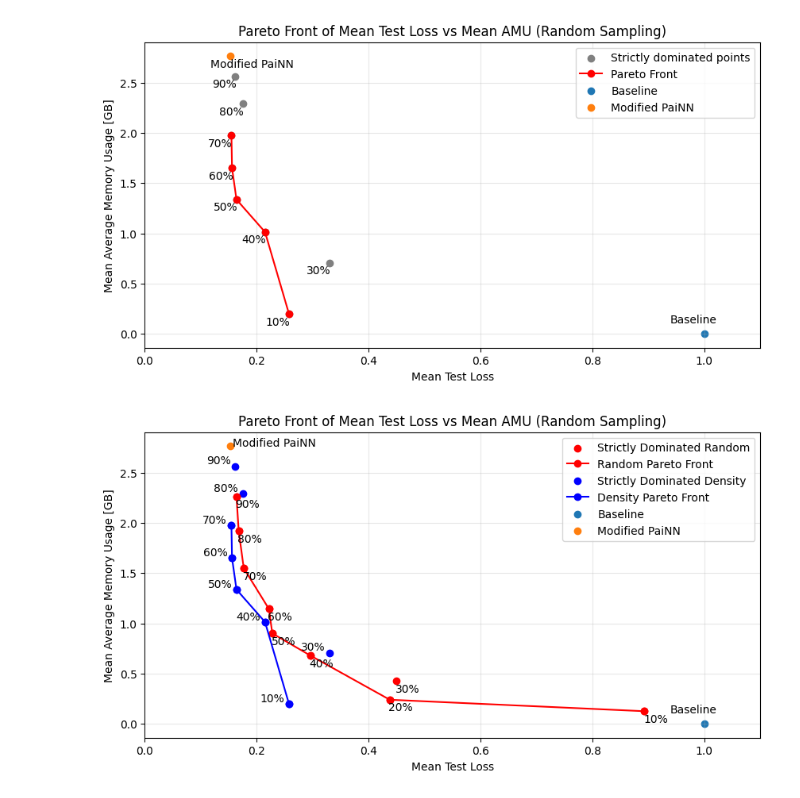
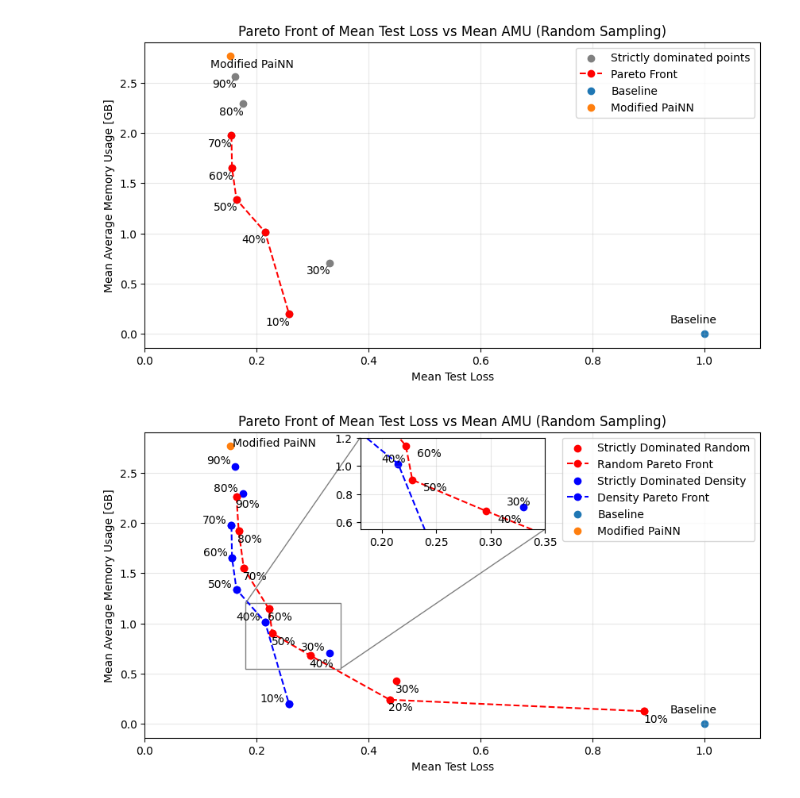
Before and after one commit to Magdk01/Anubis, a Jupyter notebook: result_analysis/pre_analysis.ipynb, the cells around one changed output. Saved outputs shown, nothing was run; the diff lists cells and outputs as text; code cells hidden in the pictures.

Commit message:
new improved pareto plot with inset zoom

```diff
--- a/result_analysis/pre_analysis.ipynb
+++ b/result_analysis/pre_analysis.ipynb
@@ -342,9 +342,8 @@ plt.show()
 # %% [markdown]
 ## Density
 # %%
-def plot_density(color = "red",offset=(-10, -10),dom_label=""):
-# Creating the DataFrame from the LaTeX table data
-    data = {
+
+density_data = {
         "Density": ["10%", "20%", "30%", "40%", "50%", "60%", "70%", "80%", "90%"],
         "Seed 1 AMU [GB]": [0.197, 0.427, 0.710, 1.013, 1.345, 1.654, 1.977, 2.296, 2.571],
         "Seed 1 Test Loss": [np.nan, np.nan, 0.445, 0.207, np.nan, 0.154, 0.154, 0.187, 0.173],
@@ -353,7 +352,10 @@ def plot_density(color = "red",offset=(-10, -10),dom_label=""):
         "Mean AMU [GB]": [0.196, 0.424, 0.708, 1.014, 1.337, 1.652, 1.973, 2.289, 2.564],
         "Mean Test Loss": [0.258, np.nan, 0.330, 0.215, 0.164, 0.156, 0.155, 0.175, 0.162]
     }
-    df = pd.DataFrame(data)
+def plot_density(color = "red",offset=(-10, -10),dom_label=""):
+# Creating the DataFrame from the LaTeX table data
+
+    df = pd.DataFrame(density_data)
 
     # Removing rows with NaN values in 'Mean Test Loss' to ensure valid computations
     df.dropna(subset=['Mean Test Loss'], inplace=True)
@@ -379,11 +381,11 @@ def plot_density(color = "red",offset=(-10, -10),dom_label=""):
         pareto_points = points[pareto_indices]
         # Sort Pareto points for plotting
         pareto_points = pareto_points[pareto_points[:, 0].argsort()]
-        plt.plot(pareto_points[:, 0], pareto_points[:, 1], color=color, label='Pareto Front', marker='o')
+        plt.plot(pareto_points[:, 0], pareto_points[:, 1], color=color, label='Pareto Front', marker='o',linestyle="--")
         # Annotate Pareto front points
         # for idx in pareto_indices:
             # plt.annotate(df['Random'][idx], (points[idx, 0], points[idx, 1]), textcoords="offset points", xytext=(-10, -10), ha='center')
-
+    return pareto_indices,pareto_points
 
 
 
@@ -408,22 +412,58 @@ plt.show()
 # %%
-plt.figure(figsize=(10, 5))
+# %matplotlib widget
+# plt.figure(figsize=(10, 5))
+random_data = pd.DataFrame(random_data)
+density_data = pd.DataFrame(density_data)
+
+fig, ax = plt.subplots(figsize=(10, 5))
 
 
-plot_random("red",(10,-10),"ye")
-plot_density("blue",(-15,2),"ye")
+par,pareto_points_random = plot_random("red",(random_offset:=(10,-10)),"ye")
+par,pareto_points_density = plot_density("blue",(density_offset:=(-15,2)),"ye")
 
 plt.scatter(1,0, label="Baseline")
 plt.annotate("Baseline",(1,0), textcoords="offset points", xytext=(-10, 10), ha='center')
 
 plt.scatter(0.153, 2.765,label="Modified PaiNN")
 plt.annotate("Modified PaiNN",(0.153, 2.765), textcoords="offset points", xytext=(40,0 ), ha='center')
 
 plt.title('Pareto Front of Mean Test Loss vs Mean AMU (Random Sampling)')
 plt.xlabel('Mean Test Loss')
 plt.ylabel('Mean Average Memory Usage [GB]')
 plt.legend(["Strictly Dominated Random","Random Pareto Front","Strictly Dominated Density","Density Pareto Front","Baseline","Modified PaiNN",6,7,8,9])
 plt.grid(True,alpha=0.3)
 plt.xlim(0,1.1)
+
+
+
+
+axins = inset_axes(ax, width="30%", height="30%", loc='upper center')
+
+axins.scatter(random_data["Mean Test Loss"], random_data["Mean AMU [GB]"], color='red', marker="o")
+axins.plot(pareto_points_random[:,0], pareto_points_random[:,1], linestyle="--", color='red')
+axins.scatter(density_data["Mean Test Loss"], density_data["Mean AMU [GB]"], color='blue', marker="o")
+axins.plot(pareto_points_density[:,0],pareto_points_density[:,1], linestyle="--", color='blue')
+
+
+axins.set_xlim((lower_bound:=0.18), 0.35)
+axins.set_ylim(0.55, (upper_bound:=1.2))
+# Copy annotations to inset
+for i, row in random_data.iterrows():
+    if row["Mean Test Loss"] > lower_bound and row["Mean AMU [GB]"] < upper_bound:
+        axins.annotate(row['Random'], (row['Mean Test Loss'], row['Mean AMU [GB]']), textcoords="offset points", xytext=random_offset)
+
+for i, row in density_data.iterrows():
+    if row["Mean Test Loss"] > lower_bound and row["Mean AMU [GB]"] < upper_bound:
+        axins.annotate(row['Density'], (row['Mean Test Loss'], row['Mean AMU [GB]']), textcoords="offset points", xytext=density_offset)
+
+
+# axins.scatter(x_density, y_density, color='blue')
+# Zoom into a specific region
+
+axins.grid(True,alpha=0.3)
+
+mark_inset(ax, axins, loc1=2, loc2=4, fc="none", ec="0.5")
+
 plt.show()
 # %% [output]
-[figure, old version]
+[figure, new version]
```
Also changed, not shown: parts of 5 cells of this notebook.
